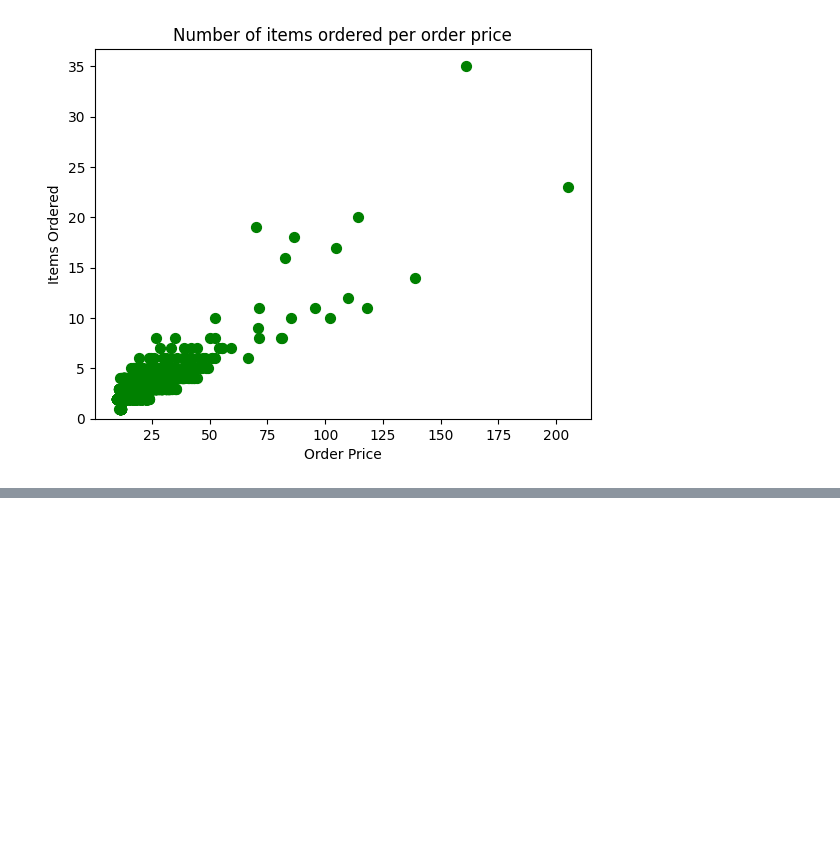
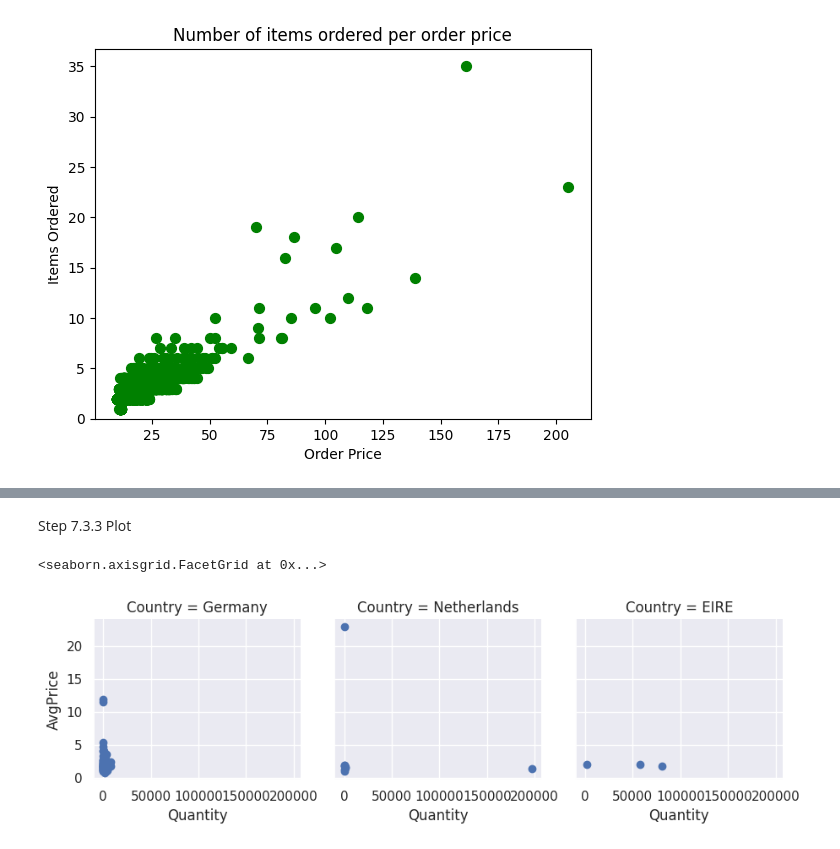
Before and after one commit to masira-syd29/100-Pandas-Exercises, a Jupyter notebook: 07_Visualization.ipynb, the cells around one changed output, grey strips where cells are left out. Saved outputs shown, nothing was run; the diff lists cells and outputs as text; code cells hidden in the pictures; blank space fills up the shorter version.

```diff
--- a/07_Visualization.ipynb
+++ b/07_Visualization.ipynb
@@ -100,0 +249,4 @@ plt.show()
+# %%
+sales_volume = online_rt.groupby('Country').Quantity.sum().sort_values(ascending=False)
+top_3 = sales_volume.index[1:4]
+top_3
@@ -100,0 +271,3 @@ plt.show()
+# %%
+online_rt['Revenue'] = online_rt['Quantity'] * online_rt['UnitPrice']
+online_rt.head()
@@ -100,0 +285,9 @@ plt.show()
+# %%
+plottable = (
+    online_rt[online_rt.Country.isin(top_3)]
+    .groupby(['CustomerID', 'Country'])[['Quantity', 'Revenue']]
+    .sum()
+    .assign(AvgPrice=lambda df: df.Revenue / df.Quantity)
+)
+plottable['Country'] = plottable.index.get_level_values(1)
+plottable.head()
@@ -100,0 +302,9 @@ plt.show()
+# %% [markdown]
+Step 7.3.3 Plot
+# %%
+g = sns.FacetGrid(plottable, col='Country')
+g.map(plt.scatter, 'Quantity', 'AvgPrice', alpha=1)
+g.add_legend()
+# %% [output]
+<seaborn.axisgrid.FacetGrid at 0x...>
+[figure, added]
```
Also changed, not shown: parts of 91 cells of this notebook, 5 other files.
